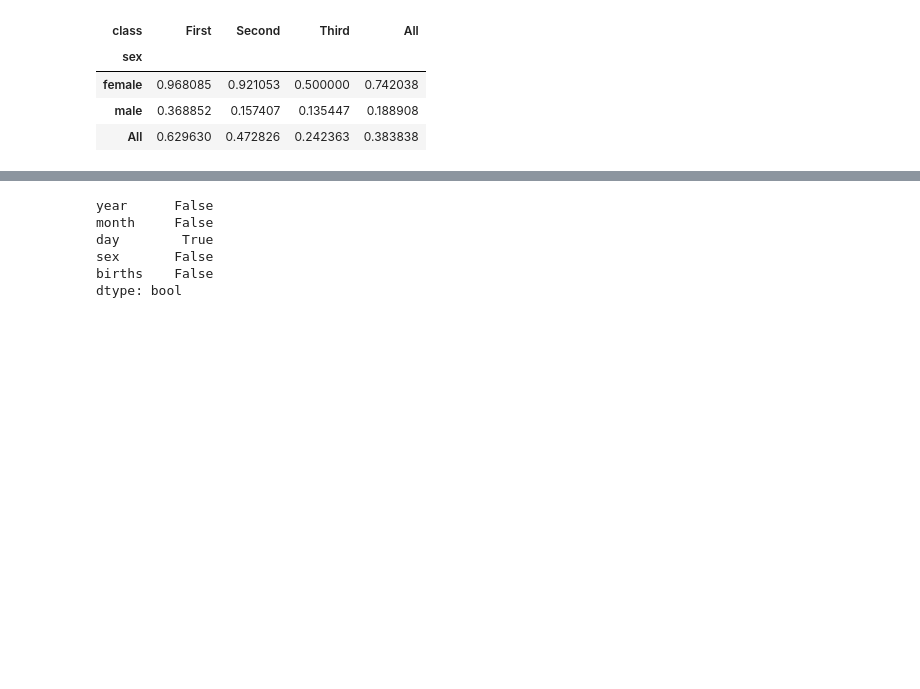
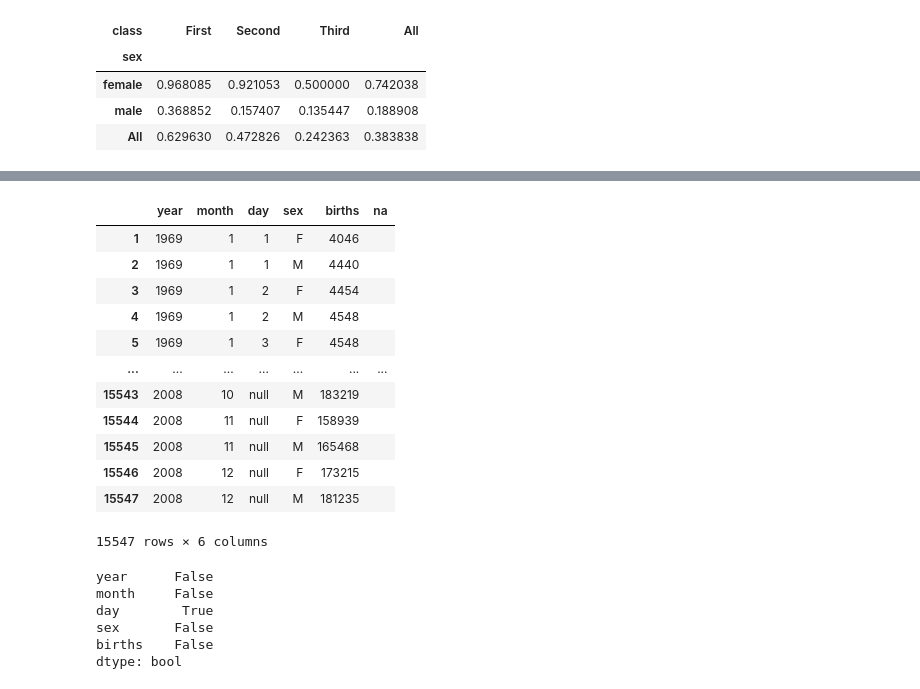
Before and after one commit to LucyLiu-UCSB/PythonReview, a Jupyter notebook: data science/Pandas_pivot.ipynb, the cells around one changed output, grey strips where cells are left out. Drawn from its saved outputs; the diff is of its cells as text; code cells hidden in the pictures; blank space fills up the shorter version.

```diff
--- a/data science/Pandas_pivot.ipynb
+++ b/data science/Pandas_pivot.ipynb
@@ -96,5 +111,20 @@ last
 # %%
 df_new.loc[df.shape[0]-1, :] = last
+df_new
+# %% [output]
+|  | year | month | day | sex | births | na |
+| 1 | 1969 | 1 | 1 | F | 4046 |  |
+| 2 | 1969 | 1 | 1 | M | 4440 |  |
+| 3 | 1969 | 1 | 2 | F | 4454 |  |
+| 4 | 1969 | 1 | 2 | M | 4548 |  |
+| 5 | 1969 | 1 | 3 | F | 4548 |  |
+| ... | ... | ... | ... | ... | ... | ... |
+| 15543 | 2008 | 10 | null | M | 183219 |  |
+| 15544 | 2008 | 11 | null | F | 158939 |  |
+| 15545 | 2008 | 11 | null | M | 165468 |  |
+| 15546 | 2008 | 12 | null | F | 173215 |  |
+| 15547 | 2008 | 12 | null | M | 181235 |  |
+15547 rows × 6 columns
 # %%
 df_new = df_new.drop(columns = 'na')
 # %%
```
Also changed, not shown: parts of 11 cells of this notebook, 10 other files.
